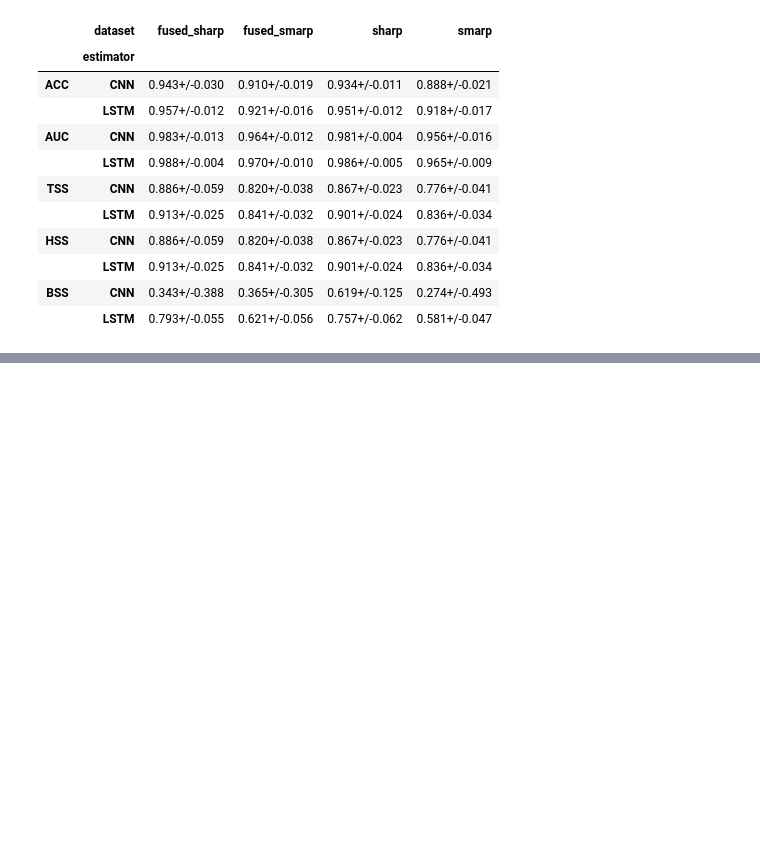
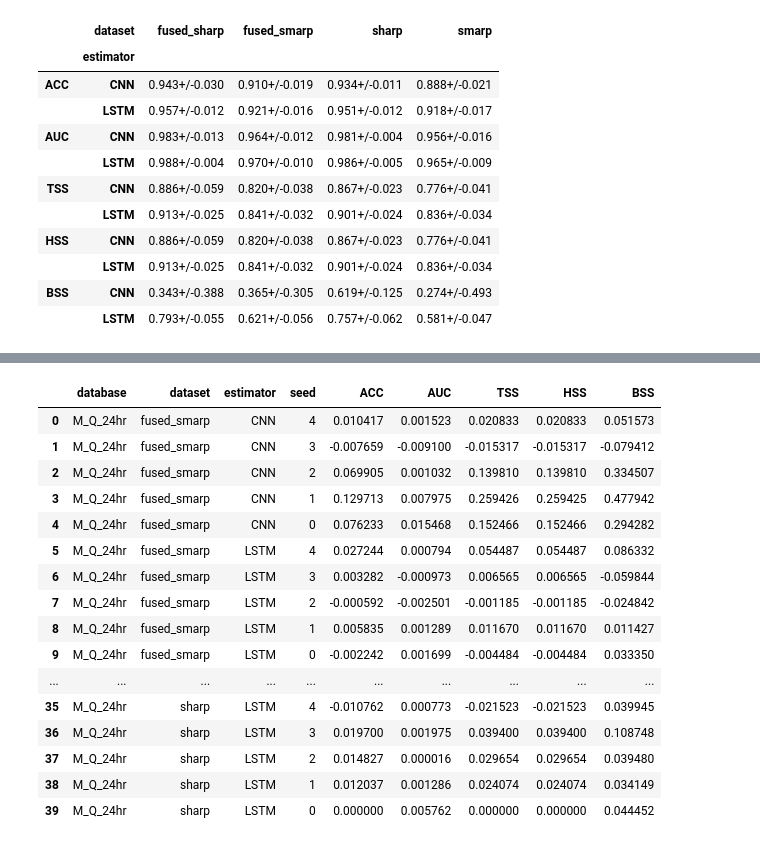
Before and after one commit to ZeyuSun/flare-prediction-smarp, a Jupyter notebook: notebooks/mlflow_results.ipynb, the cells around one changed output, grey strips where cells are left out. Cells and saved outputs as stored; diff of their text form; code cells hidden in the pictures; blank space fills up the shorter version.

```diff
--- a/notebooks/mlflow_results.ipynb
+++ b/notebooks/mlflow_results.ipynb
@@ -1202,0 +1245,3 @@ dirs = tensorboard
+# %%
+runs_raw_1 = runs_raw.copy()
+runs_1 = runs.copy()
@@ -1202,0 +1324,3 @@ dirs = tensorboard
+# %%
+runs_raw_2 = runs_raw.copy()
+runs_2 = runs.copy()
@@ -1202,0 +1342,22 @@ dirs = tensorboard
+# %%
+runs_diff = runs_2.copy()
+runs_diff.iloc[:,-5:] -= runs_1.iloc[:,-5:].values
+runs_diff.style.background_gradient(axis=0, cmap='coolwarm', vmin=-0.1, vmax=0.1)
+# %% [output]
+|  | database | dataset | estimator | seed | ACC | AUC | TSS | HSS | BSS |
+| 0 | M_Q_24hr | fused_smarp | CNN | 4 | 0.010417 | 0.001523 | 0.020833 | 0.020833 | 0.051573 |
+| 1 | M_Q_24hr | fused_smarp | CNN | 3 | -0.007659 | -0.009100 | -0.015317 | -0.015317 | -0.079412 |
+| 2 | M_Q_24hr | fused_smarp | CNN | 2 | 0.069905 | 0.001032 | 0.139810 | 0.139810 | 0.334507 |
+| 3 | M_Q_24hr | fused_smarp | CNN | 1 | 0.129713 | 0.007975 | 0.259426 | 0.259425 | 0.477942 |
+| 4 | M_Q_24hr | fused_smarp | CNN | 0 | 0.076233 | 0.015468 | 0.152466 | 0.152466 | 0.294282 |
+| 5 | M_Q_24hr | fused_smarp | LSTM | 4 | 0.027244 | 0.000794 | 0.054487 | 0.054487 | 0.086332 |
+| 6 | M_Q_24hr | fused_smarp | LSTM | 3 | 0.003282 | -0.000973 | 0.006565 | 0.006565 | -0.059844 |
+| 7 | M_Q_24hr | fused_smarp | LSTM | 2 | -0.000592 | -0.002501 | -0.001185 | -0.001185 | -0.024842 |
+| 8 | M_Q_24hr | fused_smarp | LSTM | 1 | 0.005835 | 0.001289 | 0.011670 | 0.011670 | 0.011427 |
+| 9 | M_Q_24hr | fused_smarp | LSTM | 0 | -0.002242 | 0.001699 | -0.004484 | -0.004484 | 0.033350 |
+| ... | ... | ... | ... | ... | ... | ... | ... | ... | ... |
+| 35 | M_Q_24hr | sharp | LSTM | 4 | -0.010762 | 0.000773 | -0.021523 | -0.021523 | 0.039945 |
+| 36 | M_Q_24hr | sharp | LSTM | 3 | 0.019700 | 0.001975 | 0.039400 | 0.039400 | 0.108748 |
+| 37 | M_Q_24hr | sharp | LSTM | 2 | 0.014827 | 0.000016 | 0.029654 | 0.029654 | 0.039480 |
+| 38 | M_Q_24hr | sharp | LSTM | 1 | 0.012037 | 0.001286 | 0.024074 | 0.024074 | 0.034149 |
+| 39 | M_Q_24hr | sharp | LSTM | 0 | 0.000000 | 0.005762 | 0.000000 | 0.000000 | 0.044452 |
```
Also changed, not shown: parts of 11 cells of this notebook.
